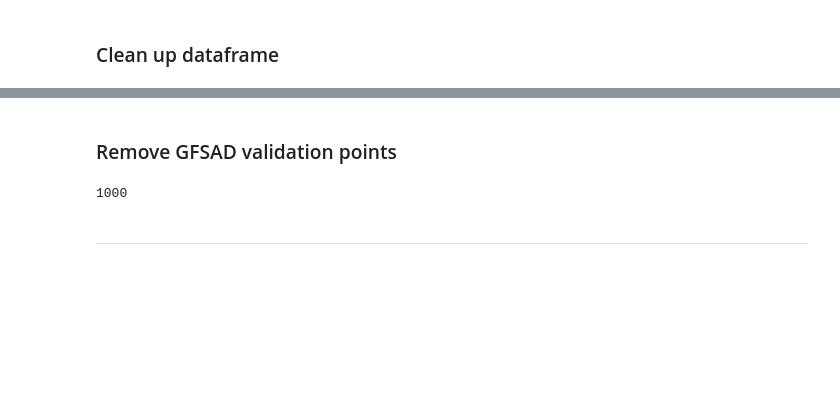
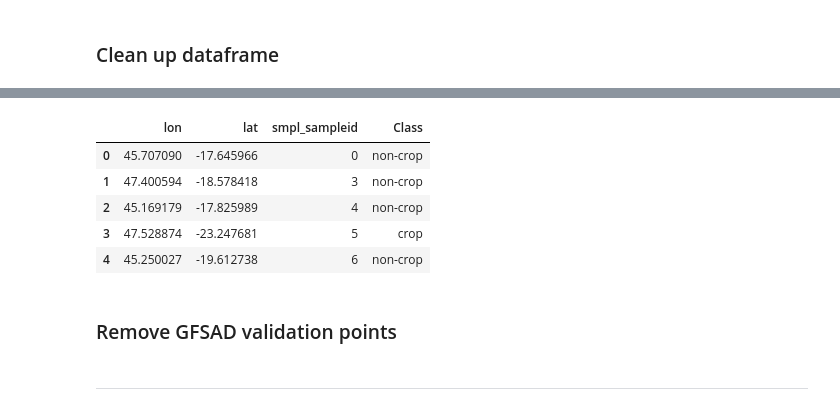
Before and after one commit to digitalearthafrica/crop-mask, a Jupyter notebook: pre-post_processing/post_process_reference_data.ipynb, the cells around one changed output, grey strips where cells are left out. Drawn from its saved outputs; the diff is of its cells as text; code cells hidden in the pictures; blank space fills up the shorter version.

```diff
--- a/pre-post_processing/post_process_reference_data.ipynb
+++ b/pre-post_processing/post_process_reference_data.ipynb
@@ -73,10 +78,18 @@ df.head()
+# %%
+df = pd.concat([df1,df]).drop(columns=['Unnamed: 0', 'smpl_gfsad_samp','smpl_class'])
+df.head()
+# %% [output]
+|  | lon | lat | smpl_sampleid | Class |
+| 0 | 45.707090 | -17.645966 | 0 | non-crop |
+| 1 | 47.400594 | -18.578418 | 3 | non-crop |
+| 2 | 45.169179 | -17.825989 | 4 | non-crop |
+| 3 | 47.528874 | -23.247681 | 5 | crop |
+| 4 | 45.250027 | -19.612738 | 6 | non-crop |
 # %% [markdown]
 ### Remove GFSAD validation points
 # %%
-df = df[df['smpl_gfsad_samp']==False]
+df = df[df['pl_gfsad_s']==False]
 print(len(df))
-# %% [output]
-1000
 # %% [markdown]
 ***
 # %% [markdown]
```
Also changed, not shown: parts of 12 cells of this notebook, 14 other files.
